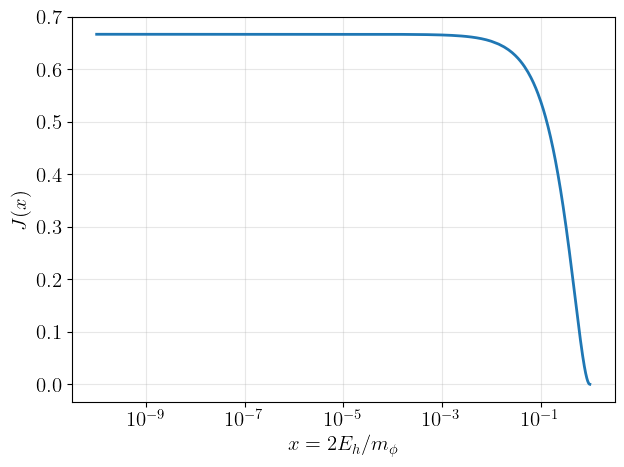
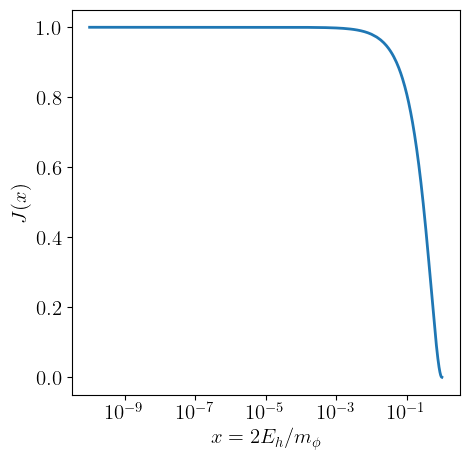
The notebook cell's code change between the first figure and the second:
--- before
+++ after
@@ -1,7 +1,7 @@
-fig, ax = plt.subplots(figsize=(7,5))
+fig, ax = plt.subplots(figsize=(5,5))
 ax.plot(x_grid, J_grid, lw=2)
 ax.set_xscale("log")
-ax.set_xlabel(r"$x = 2E_h/m_\phi$")
-ax.set_ylabel(r"$J(x)$")
-ax.grid(alpha=0.3)
+ax.set_xlabel(r'$x = 2E_h/m_\phi$')
+ax.set_ylabel(r'$J(x)$')
+# ax.grid(alpha=0.3)
 plt.show()

Commit: Add files via upload